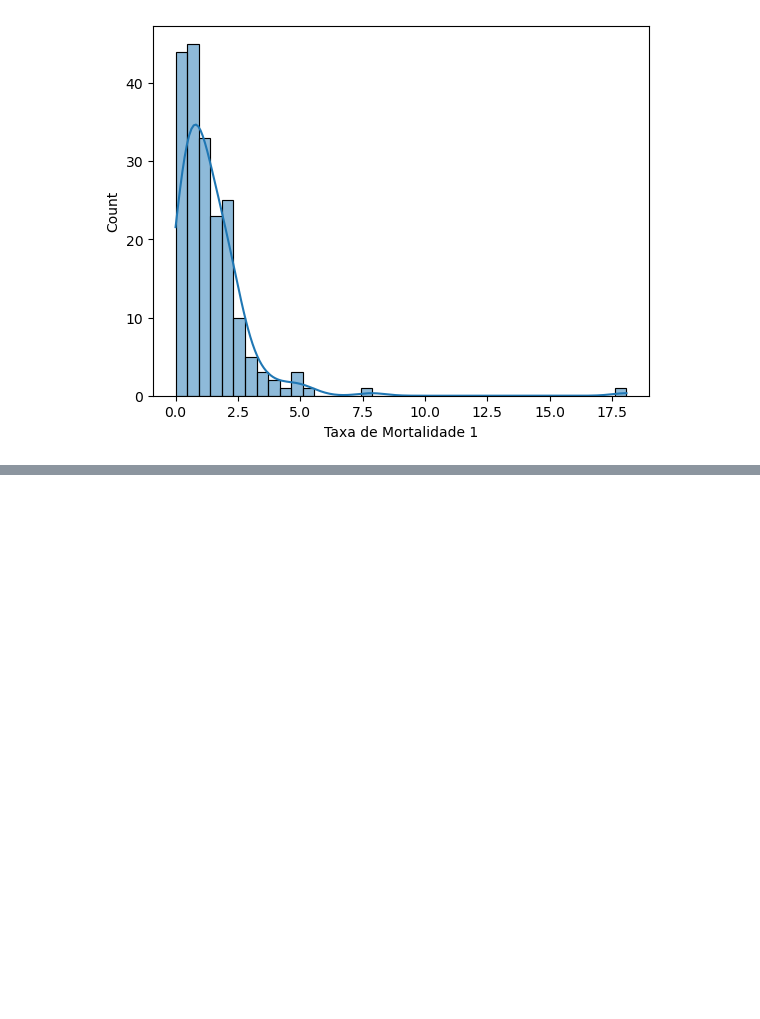
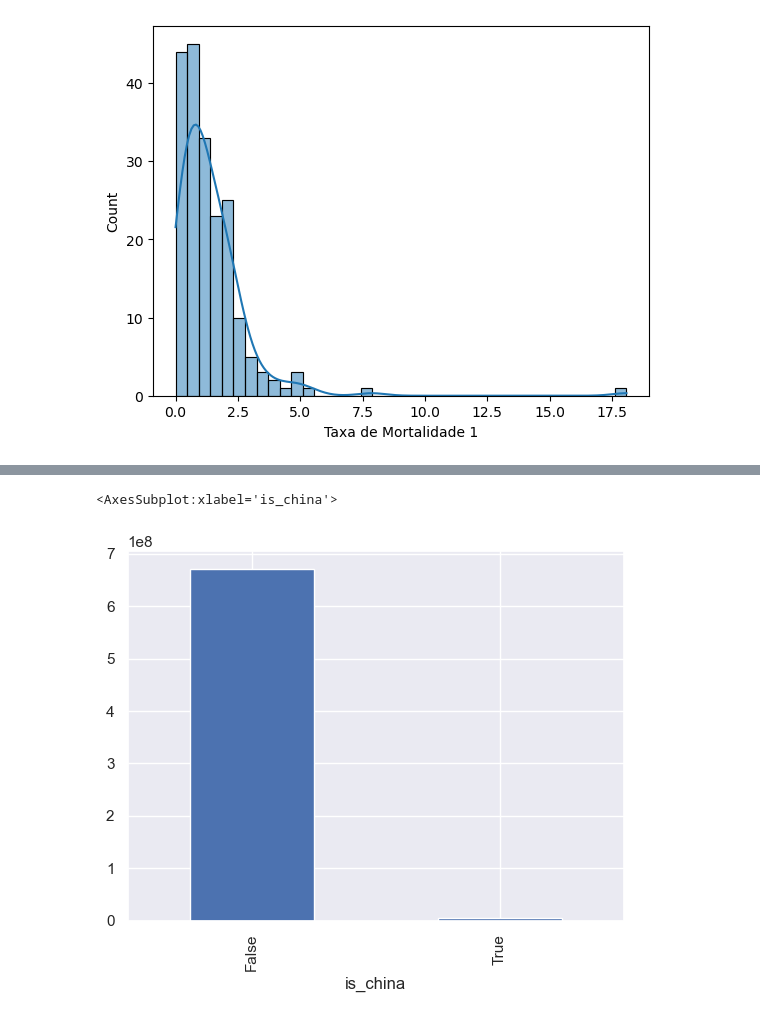
Before and after one commit to OliveiraLucas29/Curso_DataScience_Alura, a Jupyter notebook: Analises_para_medicina/Caderno do Curso.ipynb, the cells around one changed output, grey strips where cells are left out. Saved outputs shown, nothing was run; the diff lists cells and outputs as text; code cells hidden in the pictures; blank space fills up the shorter version.

```diff
--- a/Analises_para_medicina/Caderno do Curso.ipynb
+++ b/Analises_para_medicina/Caderno do Curso.ipynb
@@ -453,0 +538,5 @@ sns.histplot(combined.query('Confirmados >= 100')['Taxa de Mortalidade 1'], kde=
+# %%
+confirmed.groupby('is_china').sum()['3/9/23'].plot(kind='bar') # 3/9/23 é a última dada em no dataset atualizado
+# %% [output]
+<AxesSubplot:xlabel='is_china'>
+[figure, added]
```
Also changed, not shown: parts of 21 cells of this notebook.
